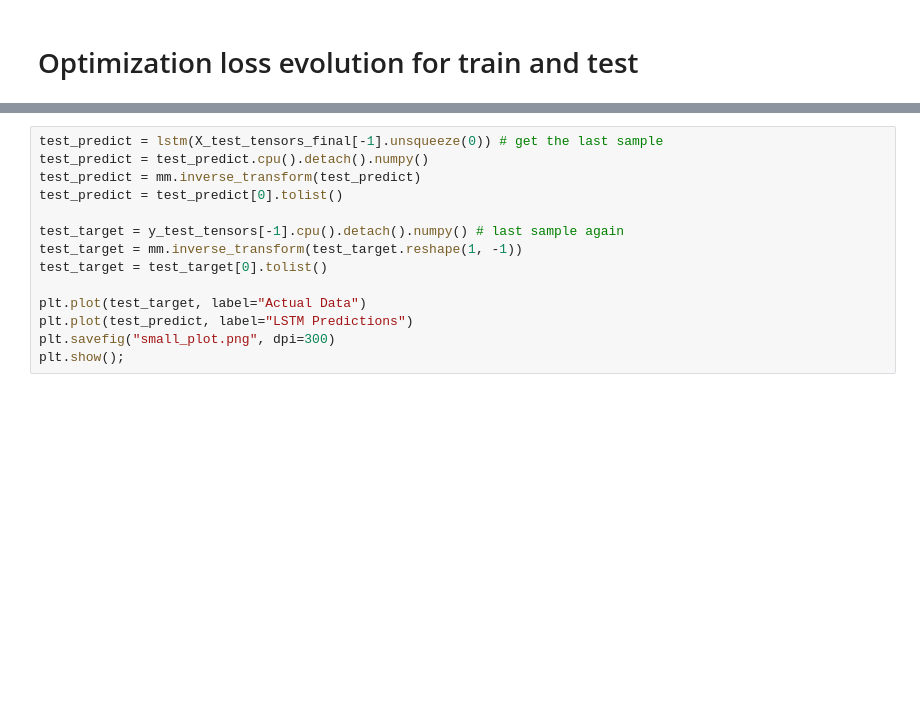
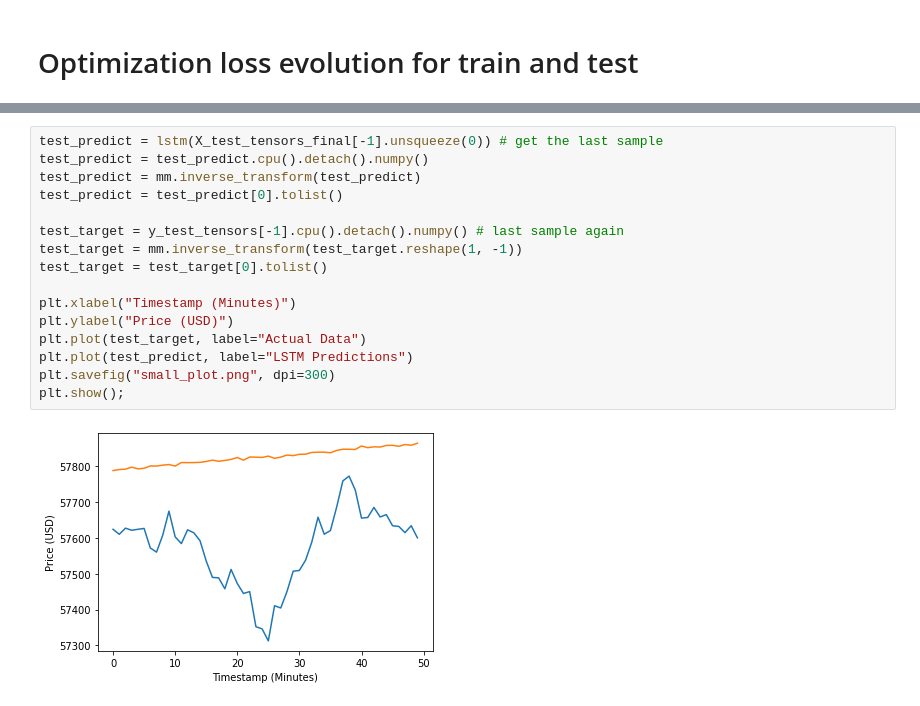
Before and after one commit to ZarthaxX/aa-tp-crypto, a Jupyter notebook: LSTM_CharlieONeill.ipynb, the cells around one changed output, grey strips where cells are left out. Drawn from its saved outputs; the diff is of its cells as text; blank space fills up the shorter version.

```diff
--- a/LSTM_CharlieONeill.ipynb
+++ b/LSTM_CharlieONeill.ipynb
@@ -266,17 +287,21 @@ plt.show()
 # %%
 test_predict = lstm(X_test_tensors_final[-1].unsqueeze(0)) # get the last sample
 test_predict = test_predict.cpu().detach().numpy()
 test_predict = mm.inverse_transform(test_predict)
 test_predict = test_predict[0].tolist()
 
 test_target = y_test_tensors[-1].cpu().detach().numpy() # last sample again
 test_target = mm.inverse_transform(test_target.reshape(1, -1))
 test_target = test_target[0].tolist()
 
+plt.xlabel("Timestamp (Minutes)")
+plt.ylabel("Price (USD)")
 plt.plot(test_target, label="Actual Data")
 plt.plot(test_predict, label="LSTM Predictions")
 plt.savefig("small_plot.png", dpi=300)
 plt.show();
+# %% [output]
+[figure, added]
 # %%
 plt.figure(figsize=(10,6)) #plotting
 a = [x for x in range(train_test_cutoff, len(y))]
```
Also changed, not shown: parts of 14 cells of this notebook, 1 other file.
